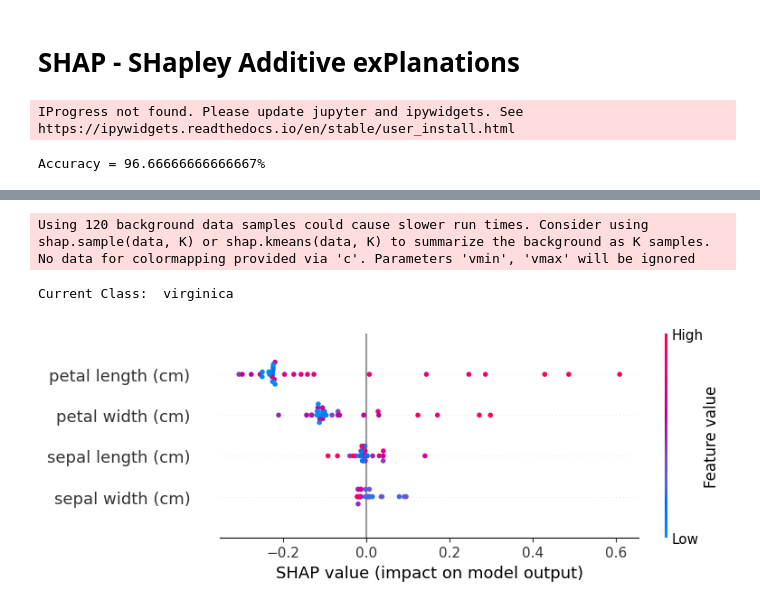
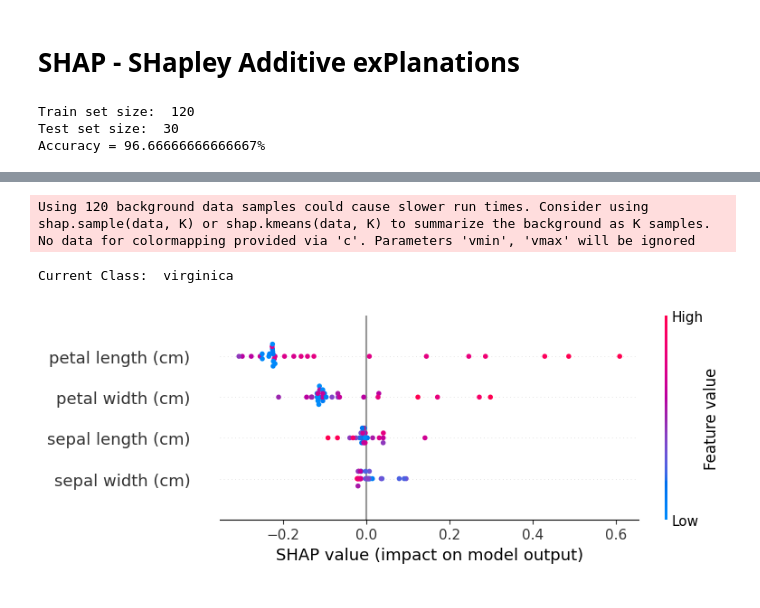
Before and after one commit to jpcreis15/MLOps-code, a Jupyter notebook: Explainability.ipynb, the cells around one changed output, grey strips where cells are left out. Saved outputs shown, nothing was run; the diff lists cells and outputs as text; code cells hidden in the pictures.

```diff
--- a/Explainability.ipynb
+++ b/Explainability.ipynb
@@ -22,45 +22,53 @@ def print_accuracy(f):
 knn = sklearn.neighbors.KNeighborsClassifier()
 knn.fit(X_train, Y_train)
 
+print("Train set size: ", len(X_train))
+print("Test set size: ", len(X_test))
 print_accuracy(knn.predict)
 # %% [output]
-IProgress not found. Please update jupyter and ipywidgets. See https://ipywidgets.readthedocs.io/en/stable/user_install.html
+Train set size:  120
+Test set size:  30
+Accuracy = 96.66666666666667%
-Accuracy = 96.66666666666667%
 # %%
 labels = ['setosa', 'versicolor', 'virginica']
 label_indx = 2
-indx = 5
+indx = 15
 
 shap.initjs()
 
 # print(knn.predict_proba(X_test))
 # print("Prediction: " , knn.predict([X_test.iloc[indx,:]]))
 # print("Ground Truth: ", Y_test[indx])
 # print("Probability: ", knn.predict_proba([X_test.iloc[indx,:]]))
 
 explainer = shap.KernelExplainer(knn.predict_proba, X_train)
 
 # ######################################################################
+# # Test set
 # shap_values = explainer.shap_values(X_test)
 # summary_plot = shap.summary_plot(shap_values, X_test)
 
 # ######################################################################
+# # One sample
 # shap_values = explainer.shap_values(X_test.iloc[indx,:])
+# print("current input:", X_test.iloc[indx,:])
 # print("Current Class: " , labels[label_indx])
 # shap.force_plot(explainer.expected_value[label_indx], shap_values[label_indx], X_test.iloc[indx,:])
 
 # ######################################################################
+# # Test set
 # shap_values = explainer.shap_values(X_test)
 # print("Current Class: " , labels[label_indx])
 # shap.force_plot(explainer.expected_value[label_indx], shap_values[label_indx], X_test)
 
 #######################################################################
+# Test set
 shap_values = explainer.shap_values(X_test)
 print("Current Class: " , labels[label_indx])
 shap.summary_plot(shap_values = shap_values[label_indx], features = X_test)
 # %% [output]
 [interactive output not drawn]
 Using 120 background data samples could cause slower run times. Consider using shap.sample(data, K) or shap.kmeans(data, K) to summarize the background as K samples.
 No data for colormapping provided via 'c'. Parameters 'vmin', 'vmax' will be ignored
 Current Class:  virginica
-[figure, old version]
+[figure, new version]
```
Also changed, not shown: 2 other files.
